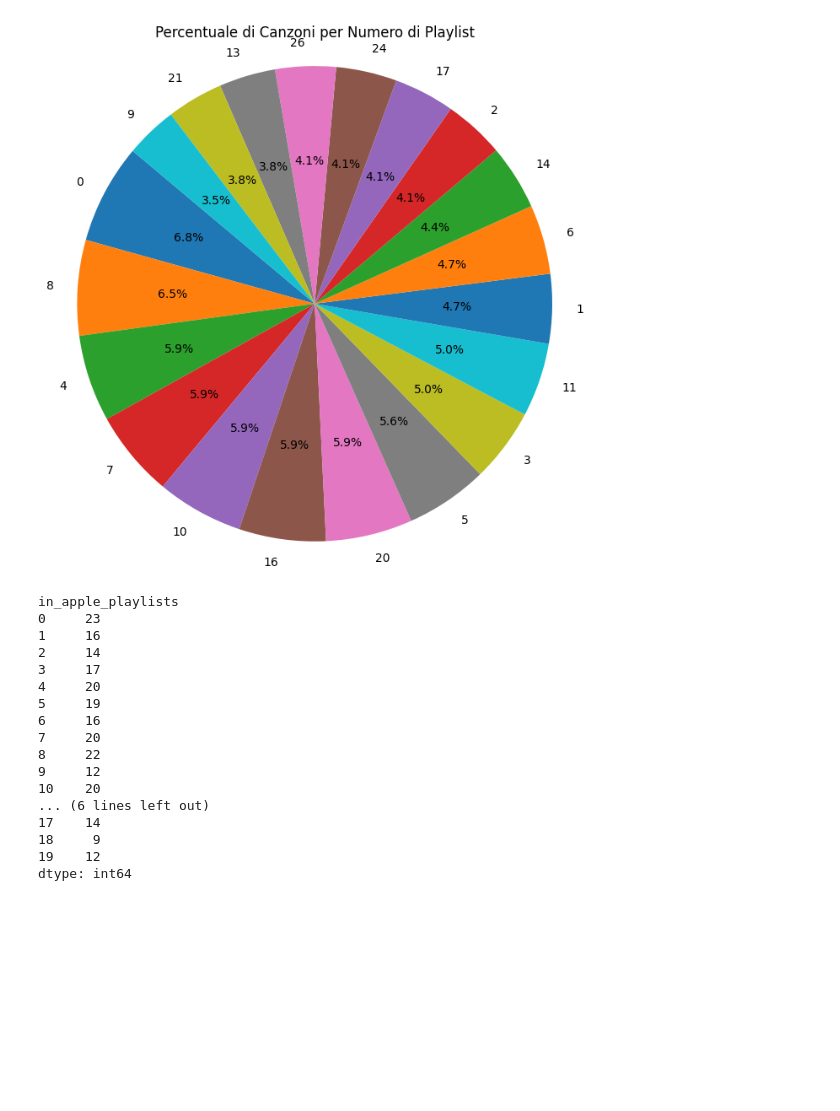
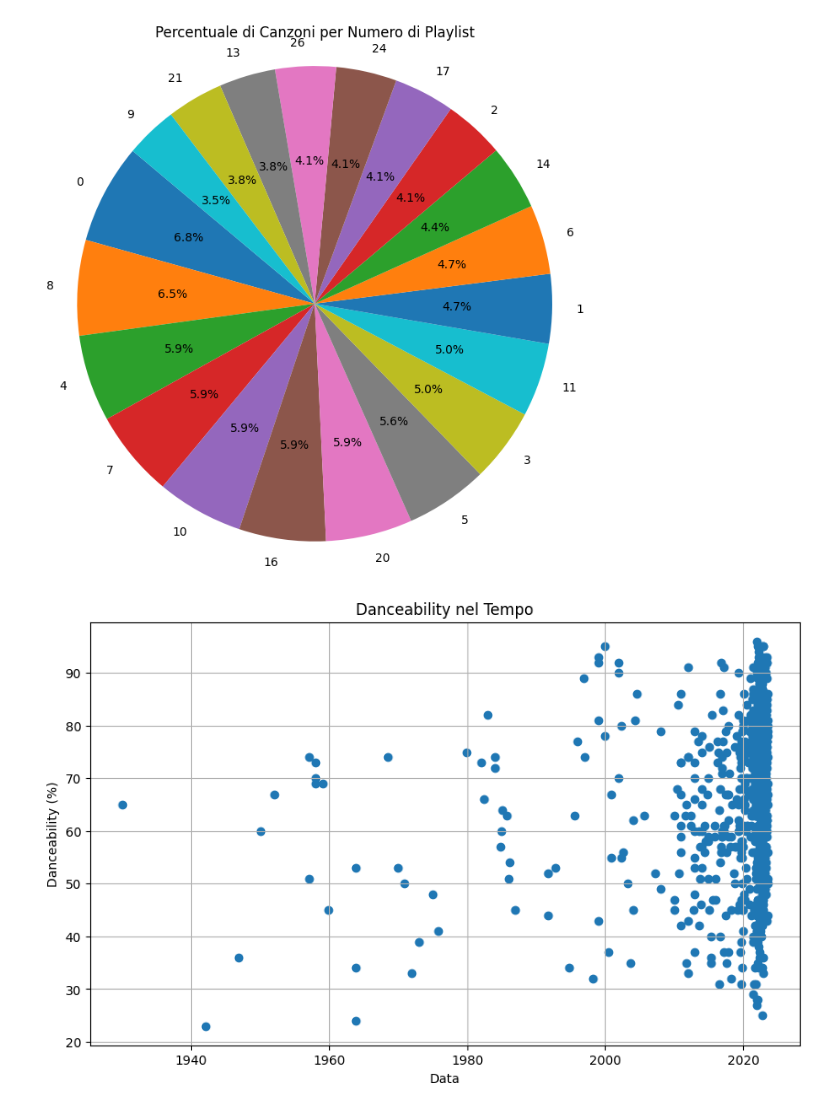
Before and after one commit to IsabellaPodavini/top_spotify_songs_2023, a Jupyter notebook: project.ipynb, the cells around one changed output. Drawn from its saved outputs; the diff is of its cells as text; code cells hidden in the pictures; blank space fills up the shorter version.

```diff
--- a/project.ipynb
+++ b/project.ipynb
@@ -371,23 +400,14 @@ plt.axis('equal')  # Assicura che il grafico sia un cerchio
 plt.show()
 # %% [output]
 [figure]
-# %%
-playlist_counts.head(20)
-# %% [output]
-in_apple_playlists
-0     23
-1     16
-2     14
-3     17
-4     20
-5     19
-6     16
-7     20
-8     22
-9     12
-10    20
-... (6 lines left out)
-17    14
-18     9
-19    12
-dtype: int64
+# %%
+# Grafico a linee per la danceability nel tempo
+plt.figure(figsize=(10, 6))
+plt.scatter(spotify_songs_df['released_date'], spotify_songs_df['danceability_%'])
+plt.xlabel('Data')
+plt.ylabel('Danceability (%)')
+plt.title('Danceability nel Tempo')
+plt.grid(True)
+plt.show()
+# %% [output]
+[figure, added]
```
Also changed, not shown: parts of 35 cells of this notebook.
